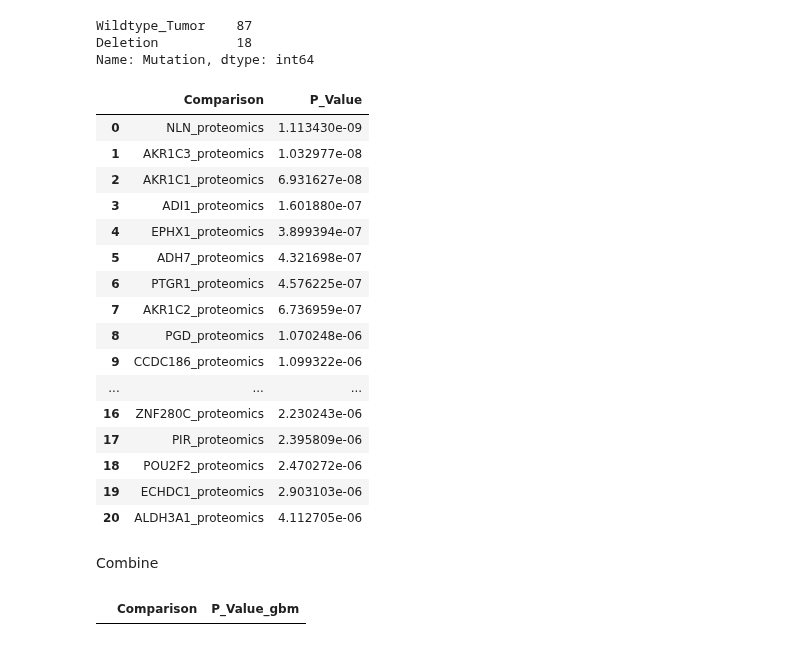
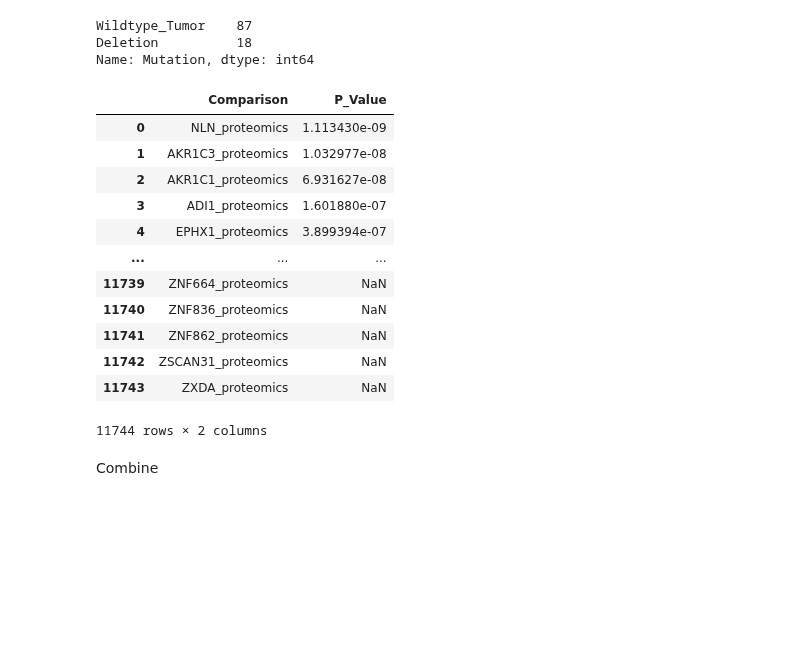
Before and after one commit to PayneLab/WhenMutationsDontMatter, a Jupyter notebook: PTEN/CNV del vs. wt ttests (all proteins).ipynb, the cells around one changed output. Saved outputs shown, nothing was run; the diff lists cells and outputs as text; code cells hidden in the pictures; blank space fills up the shorter version.

```diff
--- a/PTEN/CNV del vs. wt ttests (all proteins).ipynb
+++ b/PTEN/CNV del vs. wt ttests (all proteins).ipynb
@@ -295,36 +327,21 @@ Name: Mutation, dtype: int64
 # %%
 cols = list(del_wt.columns[:-1])
 
-h_pval = u.wrap_ttest(del_wt, 'Mutation', cols) #, return_all = True)
+h_pval = u.wrap_ttest(del_wt, 'Mutation', cols, return_all = True)
 h_pval
 # %% [output]
 |  | Comparison | P_Value |
 | 0 | NLN_proteomics | 1.113430e-09 |
 | 1 | AKR1C3_proteomics | 1.032977e-08 |
 | 2 | AKR1C1_proteomics | 6.931627e-08 |
 | 3 | ADI1_proteomics | 1.601880e-07 |
 | 4 | EPHX1_proteomics | 3.899394e-07 |
-| 5 | ADH7_proteomics | 4.321698e-07 |
-| 6 | PTGR1_proteomics | 4.576225e-07 |
-| 7 | AKR1C2_proteomics | 6.736959e-07 |
-| 8 | PGD_proteomics | 1.070248e-06 |
-| 9 | CCDC186_proteomics | 1.099322e-06 |
 | ... | ... | ... |
-| 16 | ZNF280C_proteomics | 2.230243e-06 |
-| 17 | PIR_proteomics | 2.395809e-06 |
-| 18 | POU2F2_proteomics | 2.470272e-06 |
-| 19 | ECHDC1_proteomics | 2.903103e-06 |
-| 20 | ALDH3A1_proteomics | 4.112705e-06 |
+| 11739 | ZNF664_proteomics | NaN |
+| 11740 | ZNF836_proteomics | NaN |
+| 11741 | ZNF862_proteomics | NaN |
+| 11742 | ZSCAN31_proteomics | NaN |
+| 11743 | ZXDA_proteomics | NaN |
+11744 rows × 2 columns
 # %% [markdown]
 Combine
-# %%
-df = g_pval.merge(o_pval)#, rsuffix = '_ov')
-#df = df.join(b_pval, rsuffix = '_brca')
-#df = df.join(c_pval, rsuffix = '_col')
-#df = df.join(h_pval, rsuffix = '_hnscc')
-#drop_cols = ['Comparison_ov','Comparison_brca','Comparison_col','Comparison_hnscc']
-#df = df.drop(drop_cols, axis = 1)
-df = df.rename(columns = {'P_Value': 'P_Value_gbm'})
-df
-# %% [output]
-|  | Comparison | P_Value_gbm |
```
Also changed, not shown: parts of 11 cells of this notebook, 1 other file.
